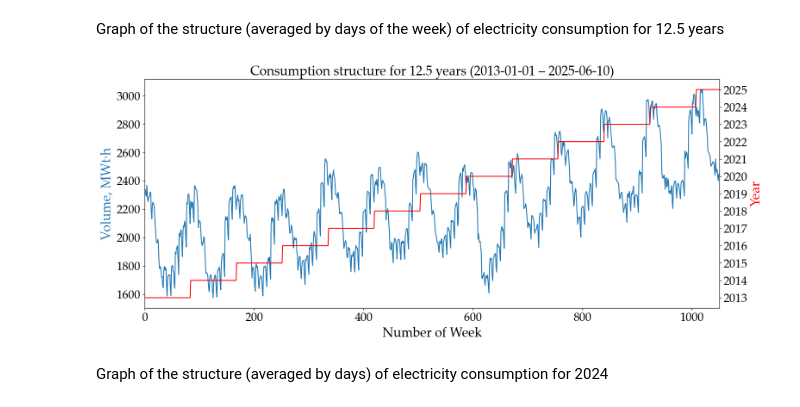
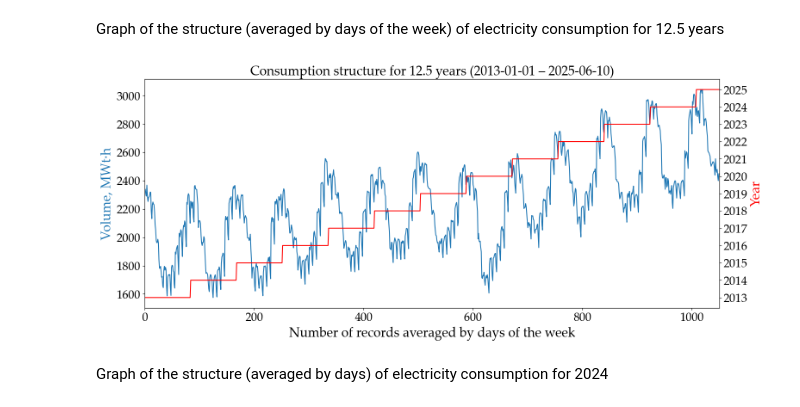
Before and after one commit to caapel/STLF, a Jupyter notebook: EDA.ipynb, the cells around one changed output. Cells and saved outputs as stored; diff of their text form; code cells hidden in the pictures.

```diff
--- a/EDA.ipynb
+++ b/EDA.ipynb
@@ -89,35 +89,36 @@ def graf_full_consumption(df, fontsize=20):
     df_group = df.groupby(['Year', 'Month', 'Weekday'])[['Volume']].mean()
     #df_group = df.groupby(['Year', 'Month'])[['Volume']].mean()
     df_group.reset_index(inplace=True)
     #df_group = df_general.copy()  # unlock if necessary to cancel the grouping of parameters
 
     fig, df_volume = plt.subplots(figsize=(16,7))
     df_year = df_volume.twinx()
 
     df_volume.plot(df_group.Volume, label='Volume')
     df_year.plot(df_group.Year, label='Year', color='red')
 
     plt.rcParams['font.size'] = fontsize
 
     df_volume.set_xlim(0, df_group.shape[0])
     #df_volume.set_ylim(df_group['Volume'].min(), df_group['Volume'].max())  # диапазон 'volume' от min до max
     df_volume.set_ylabel('Volume, MWt·h', fontsize=fontsize+2, color='#1f77b4')
-    df_volume.set_xlabel('Number of Week', fontsize=fontsize+2)
+    df_volume.set_xlabel('Number of records averaged by days of the week', fontsize=fontsize+2)
+    #df_volume.set_xlabel('Number of months', fontsize=fontsize+2)
     df_year.set_ylabel('Year', fontsize=fontsize+2, color='r')
     df_year.yaxis.set_major_locator(ticker.MultipleLocator(1.00))
 
     plt.title(f'Сonsumption structure for 12.5 years ({df.iloc[0].Date.date()} – {df.iloc[-1].Date.date()})',
               fontsize=fontsize+2)
 
     #plt.legend()
     plt.tight_layout()
     plt.savefig('pictures/graf_full_consumption.png', dpi = 300, transparent = True)
 
     plt.show()
 
 graf_full_consumption(df)
 # %% [output]
-[figure, old version]
+[figure, new version]
 # %% [markdown]
 Graph of the structure (averaged by days) of electricity consumption for 2024
 # %%
```
Also changed, not shown: parts of 11 cells of this notebook, 2 other files.
